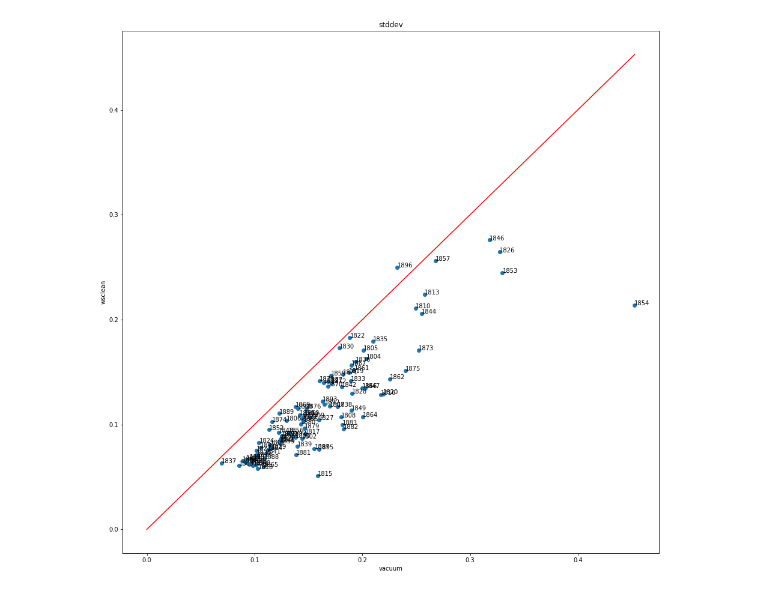
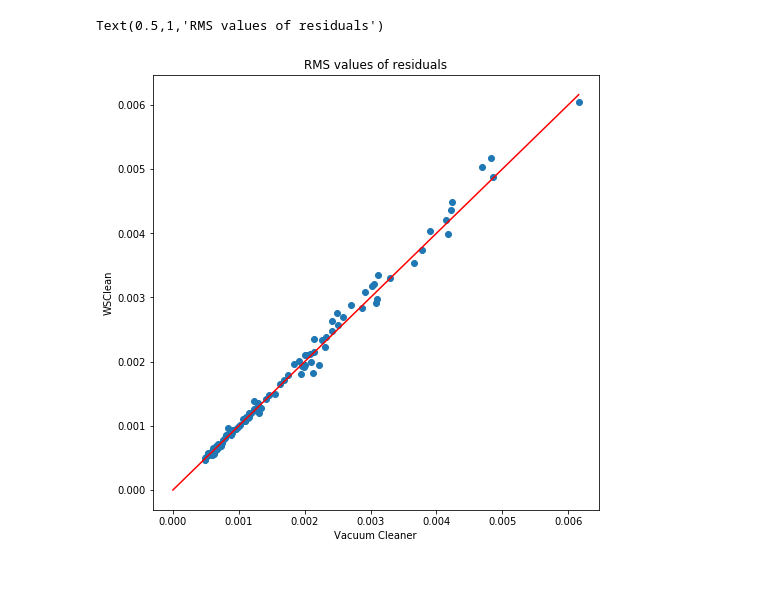
Before and after one commit to gijzelaerr/vacuum-cleaner, a Jupyter notebook: notebooks/compare_RMS.ipynb, the cells around one changed output. Saved outputs shown, nothing was run; the diff lists cells and outputs as text; code cells hidden in the pictures.

```diff
--- a/notebooks/compare_RMS.ipynb
+++ b/notebooks/compare_RMS.ipynb
@@ -8,10 +8,10 @@ from scipy import stats
 from scipy.stats import skew, kurtosis
 %matplotlib inline
 # %%
-simulation = "/scratch/datasets/kat7_2000/"
-neural_output = "/home/gijs/Work/vacuum-cleaner/test/rewrite/fits/"
-#simulation = "/scratch/datasets/kat7_hdr/"
-#neural_output = "/home/gijs/Work/vacuum-cleaner/test/kat7_simulated_hdr/fits/"
+#simulation = "/scratch/datasets/kat7_2000/"
+#neural_output = "/home/gijs/Work/vacuum-cleaner/test/rewrite/fits/"
+simulation = "/scratch/datasets/meerkat16_deep2like/"
+neural_output = "/scratch/vacuum-cleaner/test/meerkat16_deep2like/fits/"
 # %%
 std_wsclean = []
 std_neural = []
@@ -36,15 +36,16 @@ for number in range(start, end):
 # %%
 m = max(std_wsclean + std_neural)
 # %%
-f, (a1) = plt.subplots(1, 1, figsize=(16,16))
+f, (a1) = plt.subplots(1, 1, figsize=(8,8))
 a1.plot(std_wsclean, std_neural, 'o')
 a1.plot([0, m], [0, m], 'r-')
-a1.set_xlabel('vacuum')
-a1.set_ylabel('wsclean')
-a1.set_title('stddev')
+a1.set_xlabel('Vacuum Cleaner')
+a1.set_ylabel('WSClean')
+a1.set_title('RMS values of residuals')
 #a1.set_aspect('equal')
-for i, txt in enumerate(range(start, end)):
-    a1.annotate(txt, (std_wsclean[i],std_neural[i]))
+#for i, txt in enumerate(range(start, end)):
+#    a1.annotate(txt, (std_wsclean[i],std_neural[i]))
 # %% [output]
+Text(0.5,1,'RMS values of residuals')
-[figure, old version]
+[figure, new version]
 # %%
```
Also changed, not shown: parts of 4 cells of this notebook, 2 other files.
